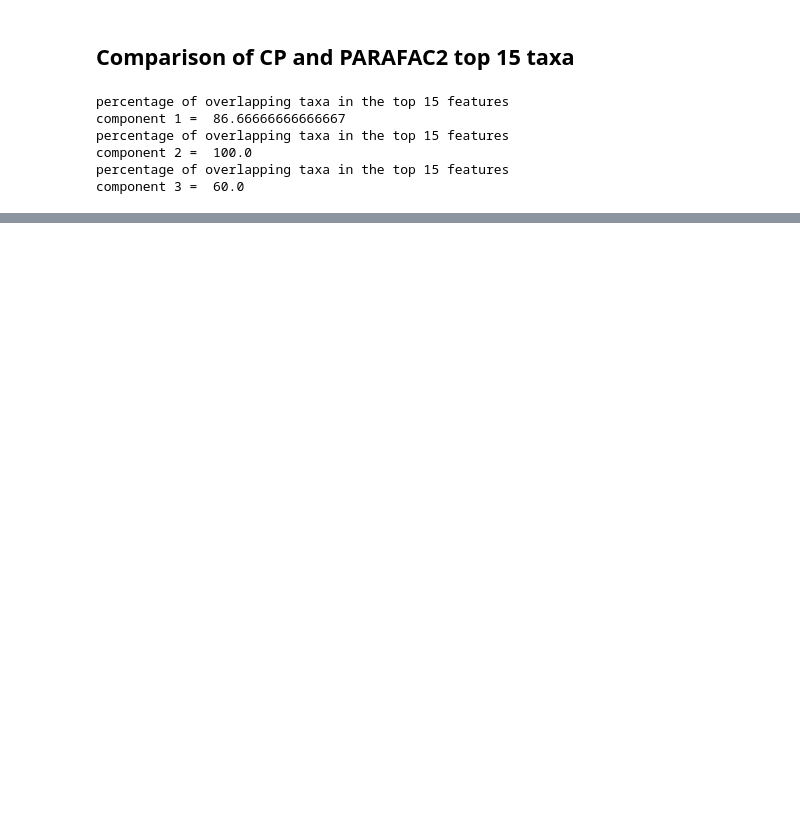
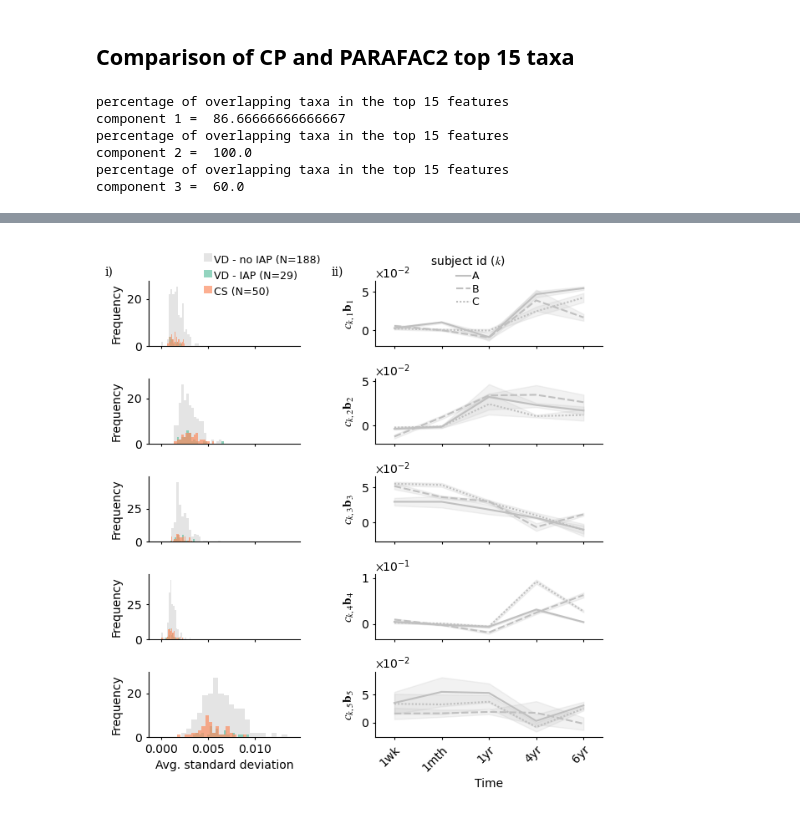
Before and after one commit to blzserdos/parafac2_microbiome, a Jupyter notebook: 2_reproduce_results.ipynb, the cells around one changed output, grey strips where cells are left out. Saved outputs shown, nothing was run; the diff lists cells and outputs as text; code cells hidden in the pictures; blank space fills up the shorter version.

```diff
--- a/2_reproduce_results.ipynb
+++ b/2_reproduce_results.ipynb
@@ -975,0 +957,18 @@ component 3 =  60.0
+# %%
+Metadata_copsac = pd.read_csv(fp+'/data/COPSAC2010_metadata.csv')
+Metadata_copsac.set_index('Abcno',inplace=True)
+rgb_values_copsac = ['#d9d9d9','#66C2A5','#FC8D62'] # ["VD - no IAP", "VD - IAP", "CS"]
+DFall_copsac, rr_copsac = collect_fmscb_models(fp, "COPSAC2010", "parafac2", "R5")
+
+allIDs_copsac = Metadata_copsac.index.to_list()
+selected_ids_copsac = [2597,2723,2020]
+DF_copsac = create_selected_repli_df(DFall_copsac, allIDs_copsac, Metadata_copsac,copsac_A, ref_ix=0)
+DF_copsac['component'] = DF_copsac['component'].astype(CategoricalDtype(categories=[0,1,2,3,4], ordered=True))
+
+df_copsac = DF_copsac[DF_copsac['factor_type'] == 'CB (Time)']
+SD_copsac = df_copsac.groupby(['selected_subject','Time','component'],observed=True)['value'].std().reset_index()
+SD_copsac = SD_copsac.groupby(['component','selected_subject'],observed=True)['value'].agg(['mean']).reset_index()
+SD_copsac.loc[SD_copsac['selected_subject'].isin(Metadata_copsac[(Metadata_copsac["Delivery mode"]=="vaginal") & (Metadata_copsac["Antibiotics"]=="No")].index.to_list()),"Study group"] = "VD - no IAP"
+SD_copsac.loc[SD_copsac['selected_subject'].isin(Metadata_copsac[(Metadata_copsac["Delivery mode"]=="vaginal") & (Metadata_copsac["Antibiotics"]=="Yes")].index.to_list()),"Study group"] = "VD - IAP"
+SD_copsac.loc[SD_copsac['selected_subject'].isin(Metadata_copsac[(Metadata_copsac["Delivery mode"]=="c-section") & (Metadata_copsac["Antibiotics"]=="Yes")].index.to_list()),"Study group"] = "CS"
+SD_copsac[SD_copsac['selected_subject'].isin(selected_ids_copsac)]
@@ -975,0 +1041,5 @@ component 3 =  60.0
+# %%
+df_copsac = DF_copsac[DF_copsac['selected_subject'].isin(selected_ids_copsac)]
+get_sup_rep_plots("FigS11", SD_copsac, df_copsac, selected_ids_copsac, rgb_values_copsac)
+# %% [output]
+[figure, added]
```
Also changed, not shown: parts of 25 cells of this notebook, 25 other files.
